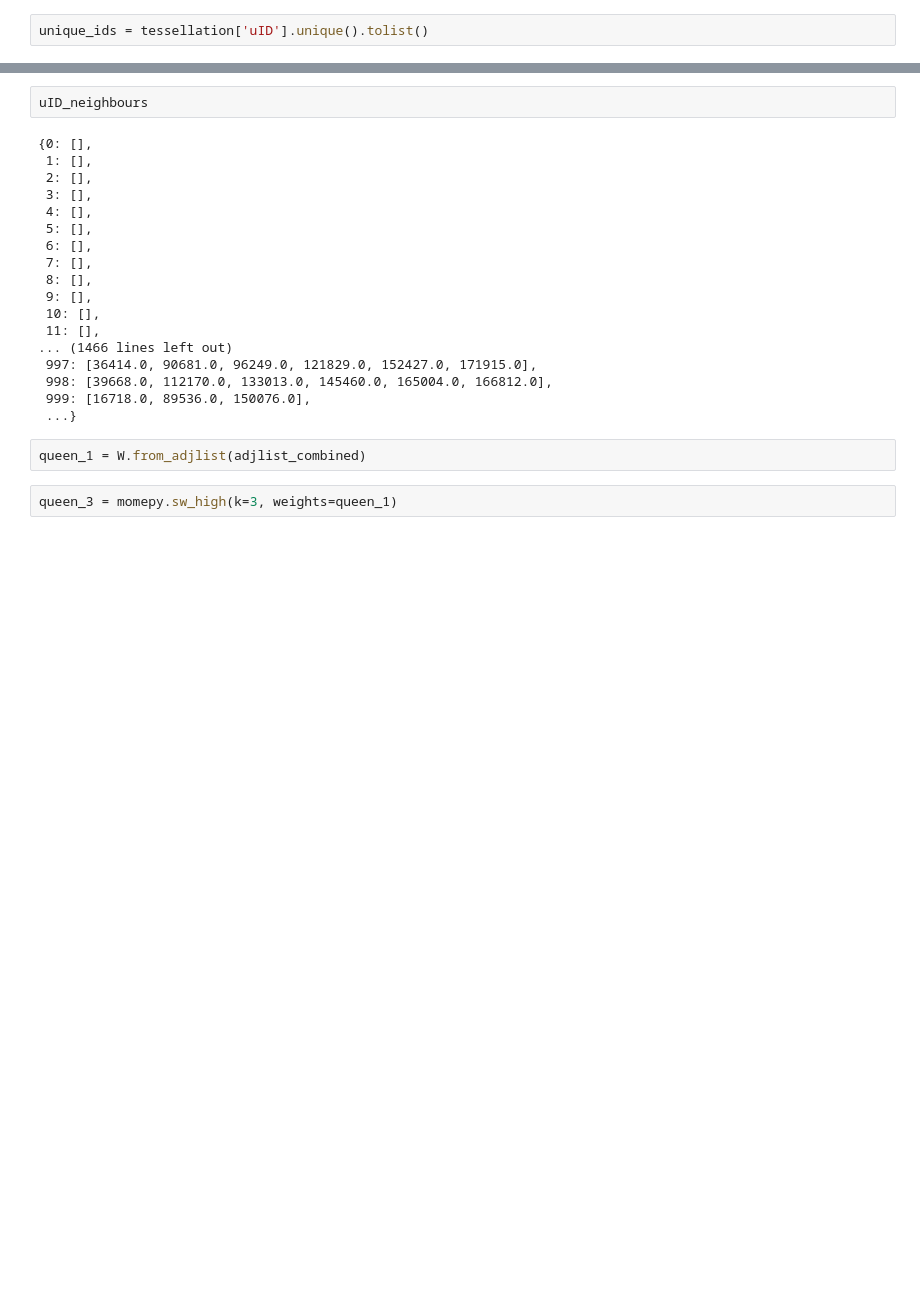
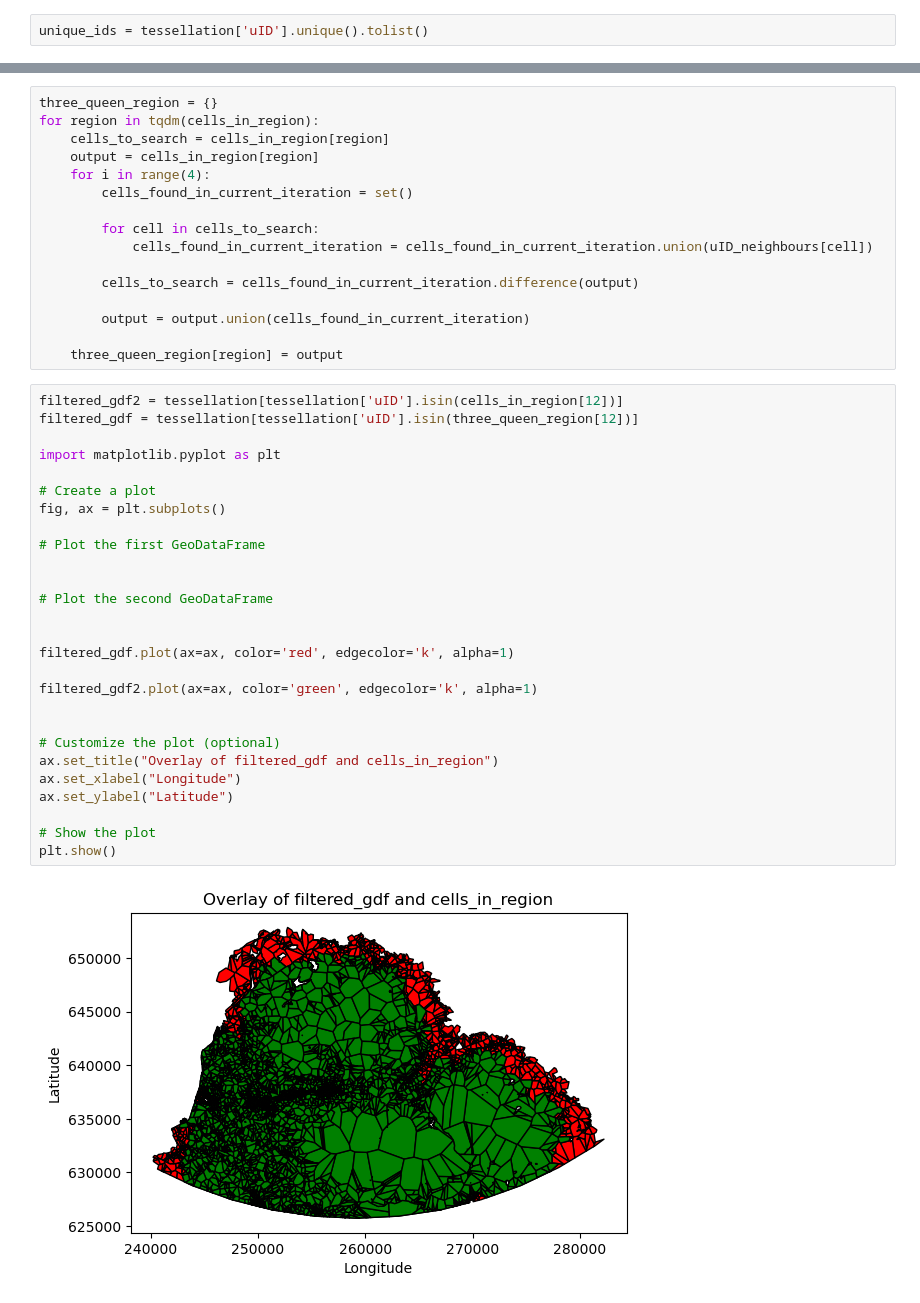
Before and after one commit to virgilxw/Morphology_model_v1, a Jupyter notebook: 2-chunking-tess.ipynb, the cells around one changed output, grey strips where cells are left out. Cells and saved outputs as stored; diff of their text form; blank space fills up the shorter version.

```diff
--- a/2-chunking-tess.ipynb
+++ b/2-chunking-tess.ipynb
@@ -237,25 +256,46 @@ for index, row in adjlist_combined.iterrows():
-# %%
-uID_neighbours
-# %% [output]
-{0: [],
- 1: [],
- 2: [],
- 3: [],
- 4: [],
- 5: [],
- 6: [],
- 7: [],
- 8: [],
- 9: [],
- 10: [],
- 11: [],
-... (1466 lines left out)
- 997: [36414.0, 90681.0, 96249.0, 121829.0, 152427.0, 171915.0],
- 998: [39668.0, 112170.0, 133013.0, 145460.0, 165004.0, 166812.0],
- 999: [16718.0, 89536.0, 150076.0],
- ...}
-# %%
-queen_1 = W.from_adjlist(adjlist_combined)
-# %%
-queen_3 = momepy.sw_high(k=3, weights=queen_1)
+# %%
+three_queen_region = {}
+for region in tqdm(cells_in_region):
+    cells_to_search = cells_in_region[region]
+    output = cells_in_region[region]
+    for i in range(4):
+        cells_found_in_current_iteration = set()
+
+        for cell in cells_to_search:
+            cells_found_in_current_iteration = cells_found_in_current_iteration.union(uID_neighbours[cell])
+
+        cells_to_search = cells_found_in_current_iteration.difference(output)
+
+        output = output.union(cells_found_in_current_iteration)
+
+    three_queen_region[region] = output
+# %%
+filtered_gdf2 = tessellation[tessellation['uID'].isin(cells_in_region[12])]
+filtered_gdf = tessellation[tessellation['uID'].isin(three_queen_region[12])]
+
+import matplotlib.pyplot as plt
+
+# Create a plot
+fig, ax = plt.subplots()
+
+# Plot the first GeoDataFrame
+
+
+# Plot the second GeoDataFrame
+
+
+filtered_gdf.plot(ax=ax, color='red', edgecolor='k', alpha=1)
+
+filtered_gdf2.plot(ax=ax, color='green', edgecolor='k', alpha=1)
+
+
+# Customize the plot (optional)
+ax.set_title("Overlay of filtered_gdf and cells_in_region")
+ax.set_xlabel("Longitude")
+ax.set_ylabel("Latitude")
+
+# Show the plot
+plt.show()
+# %% [output]
+[figure, added]
 # %%
```
Also changed, not shown: parts of 32 cells of this notebook, 1 other file.
